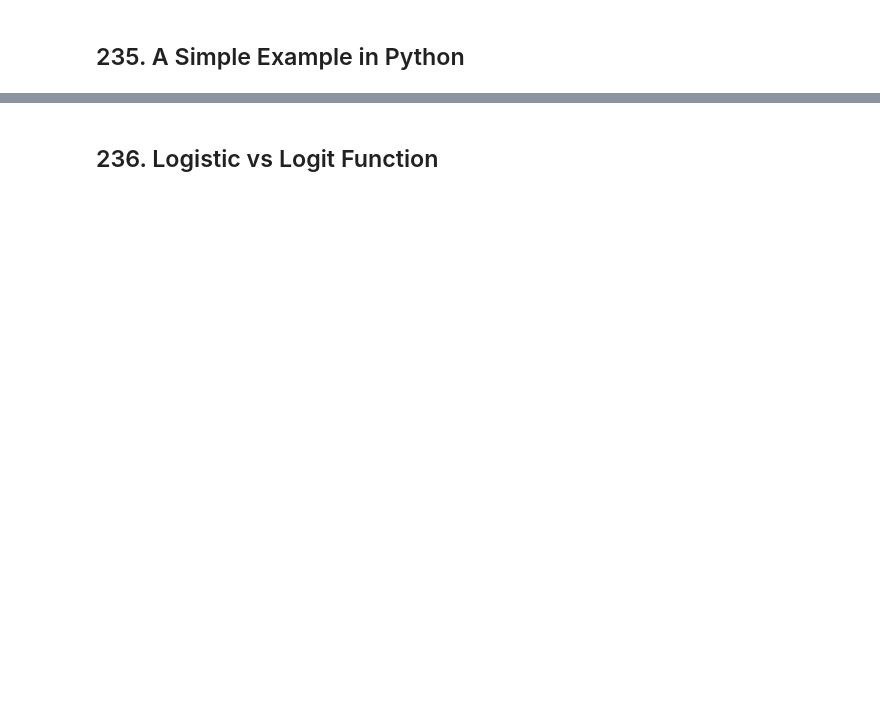
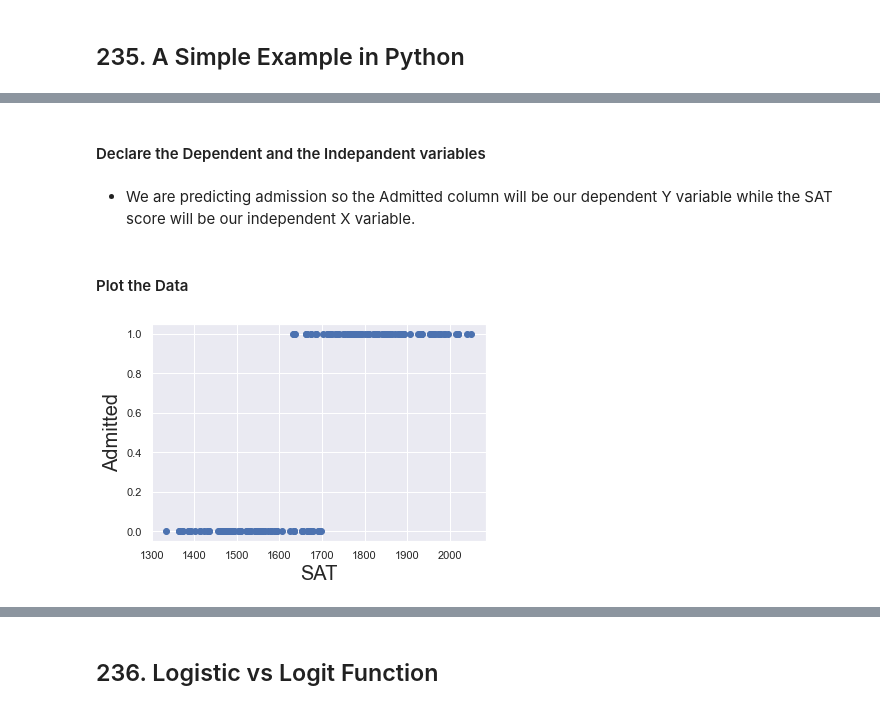
Before and after one commit to Mrchmdani/Mrchmdani, a Jupyter notebook: MyLearning/Udemy/The Data Science Course 2022 - Complete Data Science Bootcamp/Udemy - Complete Data Science Bootcamp - Part5b - Advanced Statistical Methods in Pthon - Logistics Regression.ipynb, the cells around one changed output, grey strips where cells are left out. Cells and saved outputs as stored; diff of their text form; code cells hidden in the pictures; blank space fills up the shorter version.

```diff
--- a/MyLearning/Udemy/The Data Science Course 2022 - Complete Data Science Bootcamp/Udemy - Complete Data Science Bootcamp - Part5b - Advanced Statistical Methods in Pthon - Logistics Regression.ipynb
+++ b/MyLearning/Udemy/The Data Science Course 2022 - Complete Data Science Bootcamp/Udemy - Complete Data Science Bootcamp - Part5b - Advanced Statistical Methods in Pthon - Logistics Regression.ipynb
@@ -6,0 +31,7 @@
+# %%
+import numpy as np
+import pandas as pd
+import statsmodels.api as sm
+import matplotlib.pyplot as plt
+import seaborn as sns
+sns.set()
@@ -6,0 +40,3 @@
+# %%
+raw_data = pd.read_csv('csv/2.01. Admittance.csv')
+raw_data.head()
@@ -6,0 +56,4 @@
+# %%
+data = raw_data.copy()
+data['Admitted'] = data['Admitted'].map({'Yes':1, 'No':0})
+data.head()
@@ -6,0 +67,18 @@
+# %% [markdown]
+#### Declare the Dependent and the Indepandent variables
+# %% [markdown]
+* We are predicting admission so the Admitted column will be our dependent Y variable while the SAT score will be our independent X variable.
+# %%
+y = data['Admitted']
+x1 = data['SAT']
+# %% [markdown]
+#### Plot the Data
+# %%
+#scatter plot
+
+plt.scatter(x1, y, color='C0')
+plt.xlabel('SAT', fontsize=20)
+plt.ylabel('Admitted', fontsize=20)
+plt.show()
+# %% [output]
+[figure, added]
```
Also changed, not shown: parts of 39 cells of this notebook, 27 other files.
